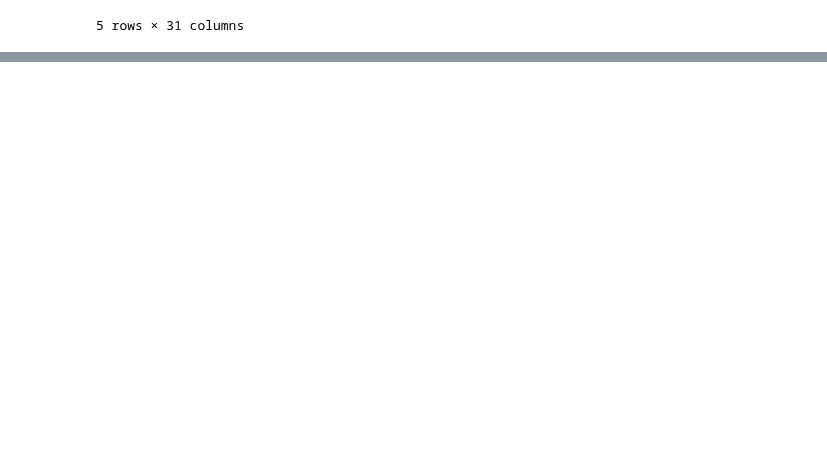
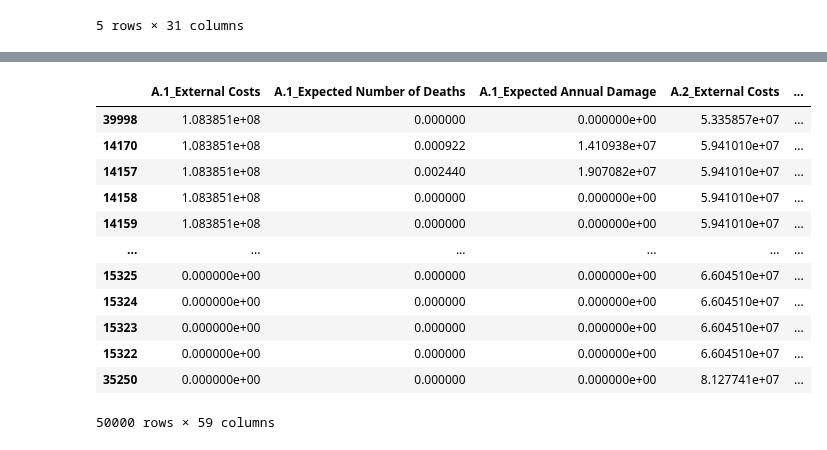
Before and after one commit to pherfkens/PROJECT_MBDM_GROUP1, a Jupyter notebook: final assignment/robustness_testing.ipynb, the cells around one changed output, grey strips where cells are left out. Drawn from its saved outputs; the diff is of its cells as text; code cells hidden in the pictures; blank space fills up the shorter version.

```diff
--- a/final assignment/robustness_testing.ipynb
+++ b/final assignment/robustness_testing.ipynb
@@ -72,0 +78,16 @@ KeyboardInterrupt:
+# %%
+policies_50_results.sort_values('A.1_External Costs', ascending=False)
+# %% [output]
+|  | A.1_External Costs | A.1_Expected Number of Deaths | A.1_Expected Annual Damage | A.2_External Costs | ... |
+| 39998 | 1.083851e+08 | 0.000000 | 0.000000e+00 | 5.335857e+07 | ... |
+| 14170 | 1.083851e+08 | 0.000922 | 1.410938e+07 | 5.941010e+07 | ... |
+| 14157 | 1.083851e+08 | 0.002440 | 1.907082e+07 | 5.941010e+07 | ... |
+| 14158 | 1.083851e+08 | 0.000000 | 0.000000e+00 | 5.941010e+07 | ... |
+| 14159 | 1.083851e+08 | 0.000000 | 0.000000e+00 | 5.941010e+07 | ... |
+| ... | ... | ... | ... | ... | ... |
+| 15325 | 0.000000e+00 | 0.000000 | 0.000000e+00 | 6.604510e+07 | ... |
+| 15324 | 0.000000e+00 | 0.000000 | 0.000000e+00 | 6.604510e+07 | ... |
+| 15323 | 0.000000e+00 | 0.000000 | 0.000000e+00 | 6.604510e+07 | ... |
+| 15322 | 0.000000e+00 | 0.000000 | 0.000000e+00 | 6.604510e+07 | ... |
+| 35250 | 0.000000e+00 | 0.000000 | 0.000000e+00 | 8.127741e+07 | ... |
+50000 rows × 59 columns
```
Also changed, not shown: parts of 12 cells of this notebook, 3 other files.
